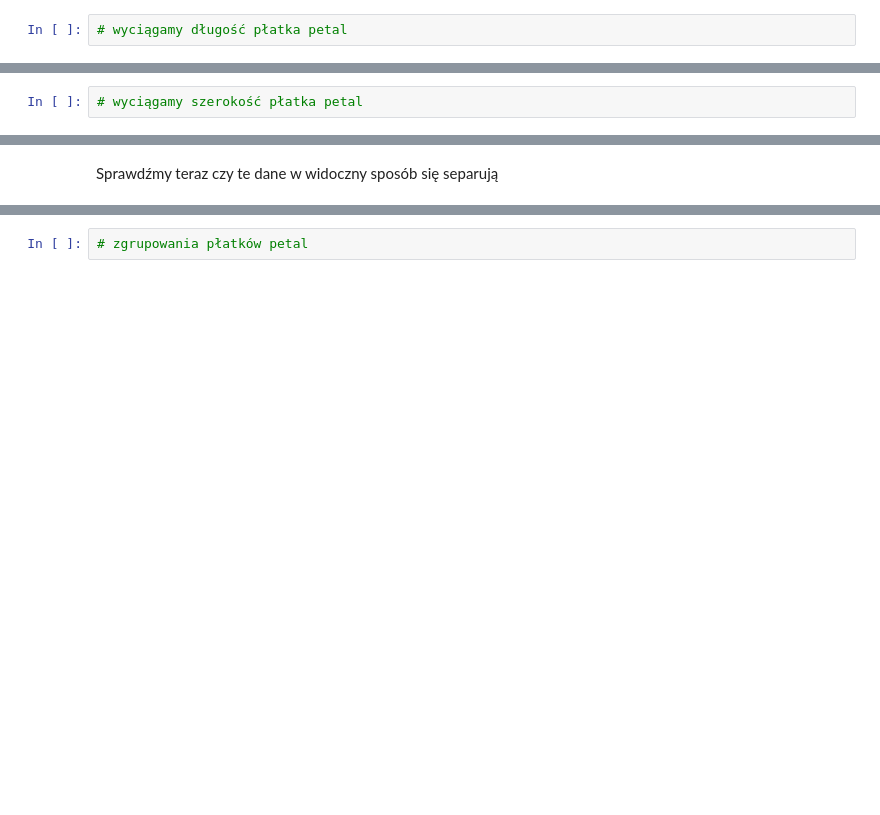
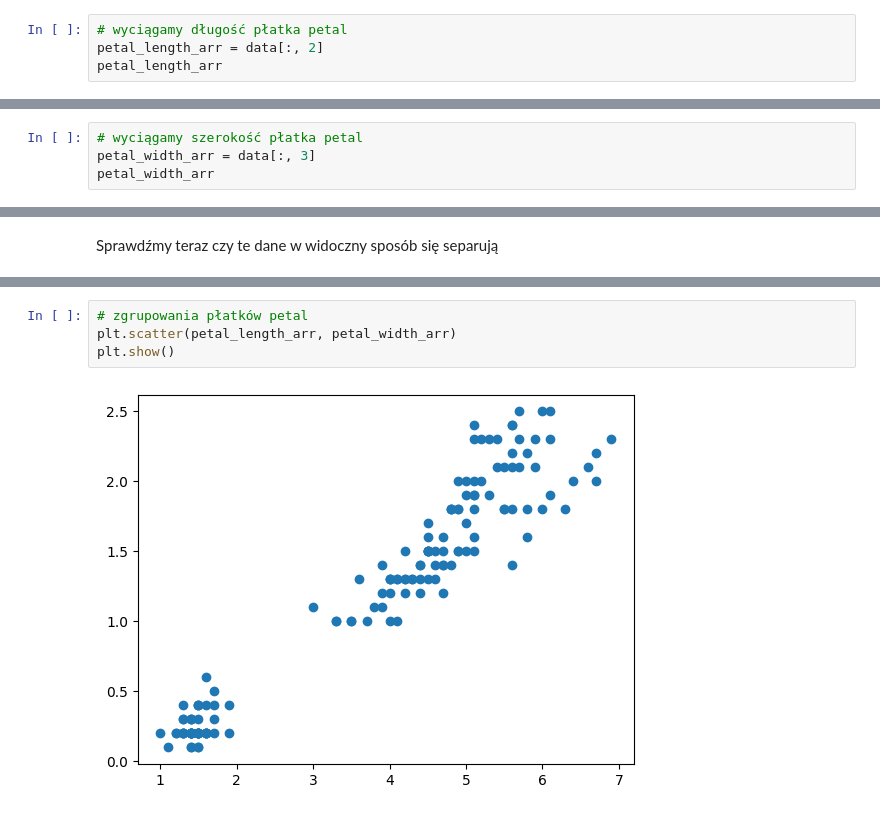
Before and after one commit to jgrynczewski/python_rozszerzenie_ds_27_04_2024, a Jupyter notebook: wizualizacja.ipynb, the cells around one changed output, grey strips where cells are left out. Saved outputs shown, nothing was run; the diff lists cells and outputs as text; blank space fills up the shorter version.

```diff
--- a/wizualizacja.ipynb
+++ b/wizualizacja.ipynb
@@ -29,2 +122,4 @@ Dane możemy wczytać z pliku
 # %%
 # wyciągamy długość płatka petal
+petal_length_arr = data[:, 2]
+petal_length_arr
@@ -31,2 +139,4 @@ Dane możemy wczytać z pliku
 # %%
 # wyciągamy szerokość płatka petal
+petal_width_arr = data[:, 3]
+petal_width_arr
@@ -37,4 +166,8 @@ Sprawdźmy teraz czy te dane w widoczny sposób się separują
 # %%
 # zgrupowania płatków petal
+plt.scatter(petal_length_arr, petal_width_arr)
+plt.show()
+# %% [output]
+[figure, added]
 # %%
 # zgrupowania płatków petal z etykietami
```
Also changed, not shown: parts of 10 cells of this notebook, 1 other file.
